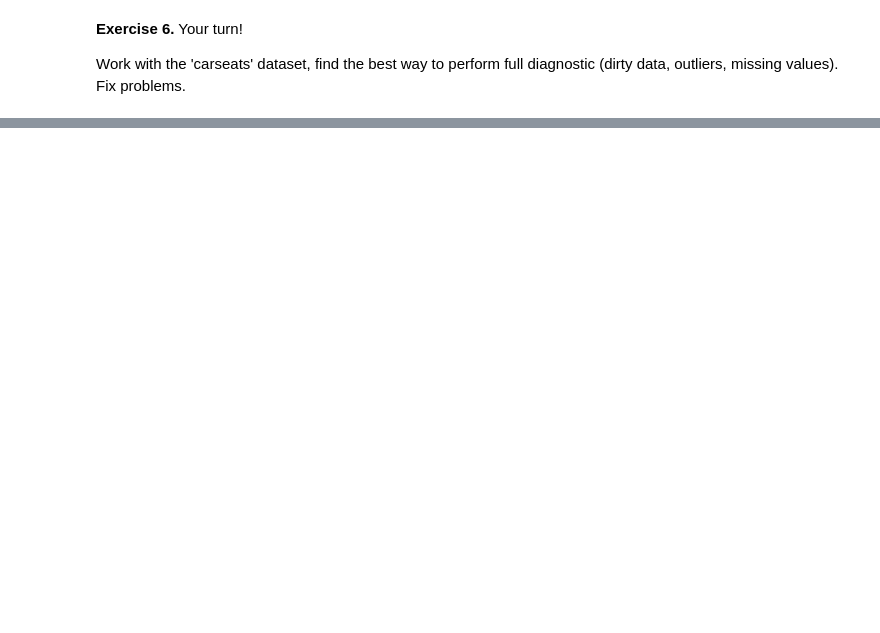
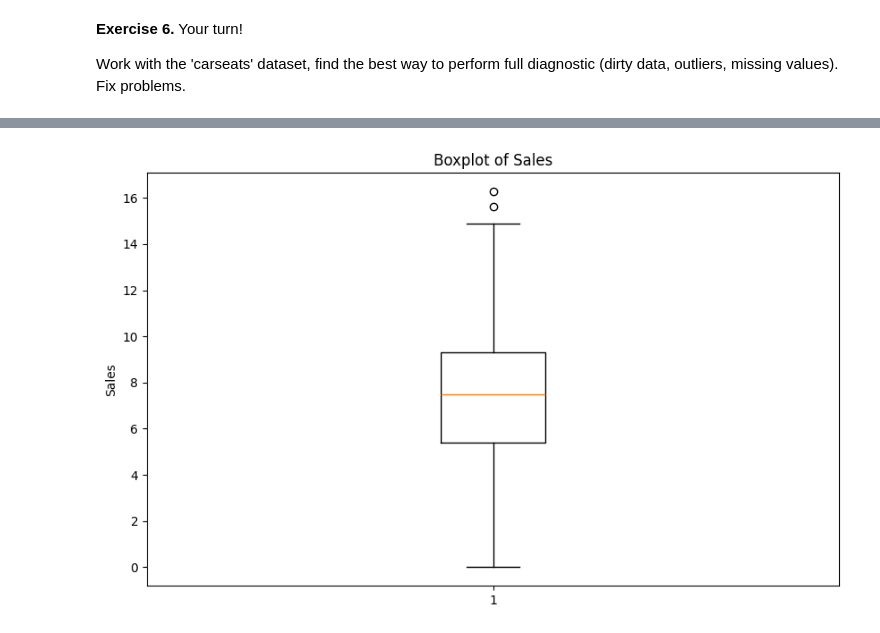
Before and after one commit to rszgosz/descriptive_statistics, a Jupyter notebook: Report2/Exercise 4.ipynb, the cells around one changed output, grey strips where cells are left out. Saved outputs shown, nothing was run; the diff lists cells and outputs as text; code cells hidden in the pictures; blank space fills up the shorter version.

```diff
--- a/Report2/Exercise 4.ipynb
+++ b/Report2/Exercise 4.ipynb
@@ -493,0 +492,4 @@ Sometimes we just would like to perform so called 'binning' procedure to be able
+# %%
+carseats['Income_bin'] = pd.qcut(carseats['Income'], q=4, labels=['Low', 'Mid-Low', 'Mid-High', 'High'])
+
+carseats[['Income', 'Income_bin']]
@@ -497,0 +512,5 @@ Sometimes we just would like to perform so called 'binning' procedure to be able
+# %%
+# Equal
+carseats['Income_bin_equal'] = pd.cut(carseats['Income'], bins=3, labels=['Low', 'Mid', 'High'])
+
+carseats[['Income', 'Income_bin_equal']]
@@ -603,0 +639,11 @@ Work with the 'carseats' dataset, find the best way to perform full diagnostic (
+# %%
+def czy_specjalna(x):
+    if np.issubdtype(x.dtype, np.number):
+        return ~np.isfinite(x)
+    else:
+        return pd.isna(x)
+
+for col in carseats.columns:
+    carseats[col] = carseats[col].apply(lambda x: np.nan if czy_specjalna(pd.Series([x]))[0] else x)
+
+print(carseats.describe(include='all'))
@@ -603,0 +702,8 @@ Work with the 'carseats' dataset, find the best way to perform full diagnostic (
+# %%
+plt.figure(figsize=(10, 6))
+plt.boxplot(carseats['Sales'].dropna())
+plt.title('Boxplot of Sales')
+plt.ylabel('Sales')
+plt.show()
+# %% [output]
+[figure, added]
```
Also changed, not shown: parts of 25 cells of this notebook.
